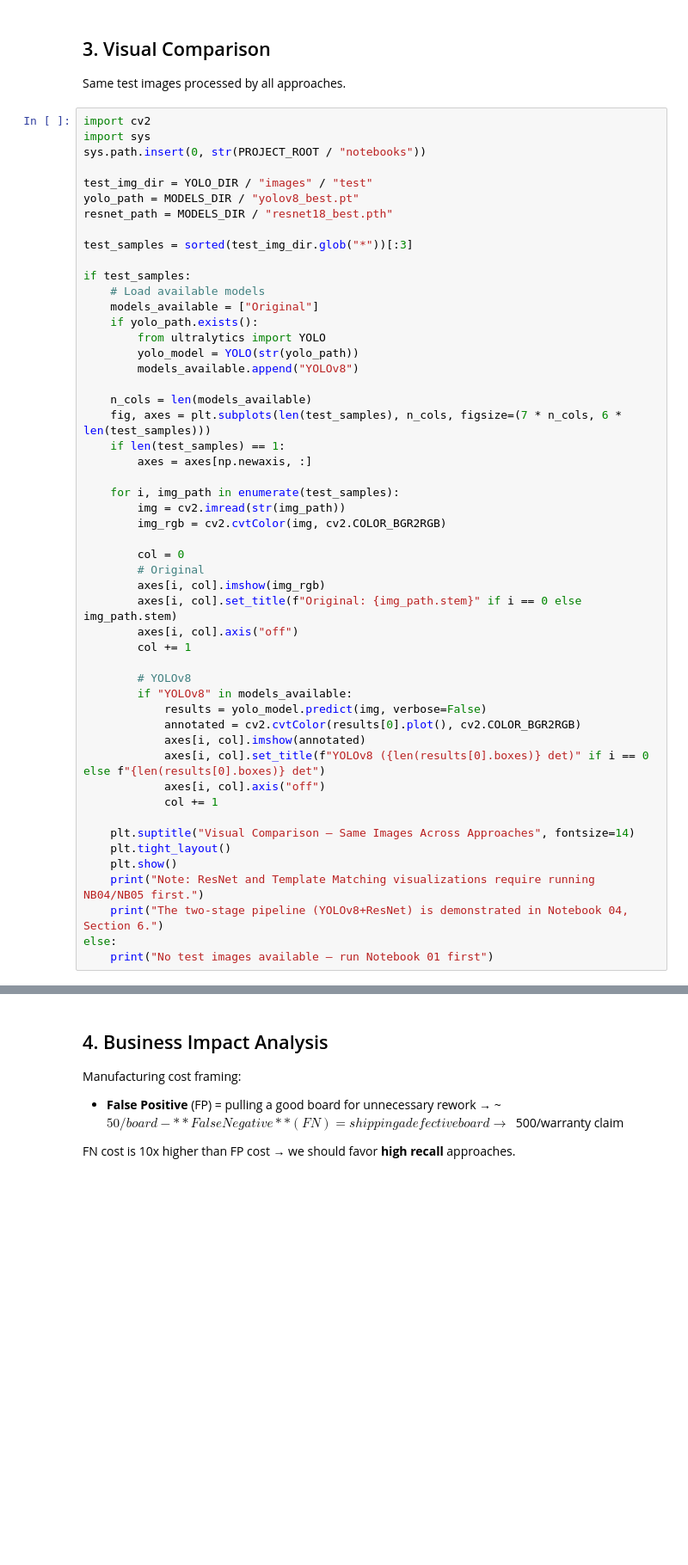
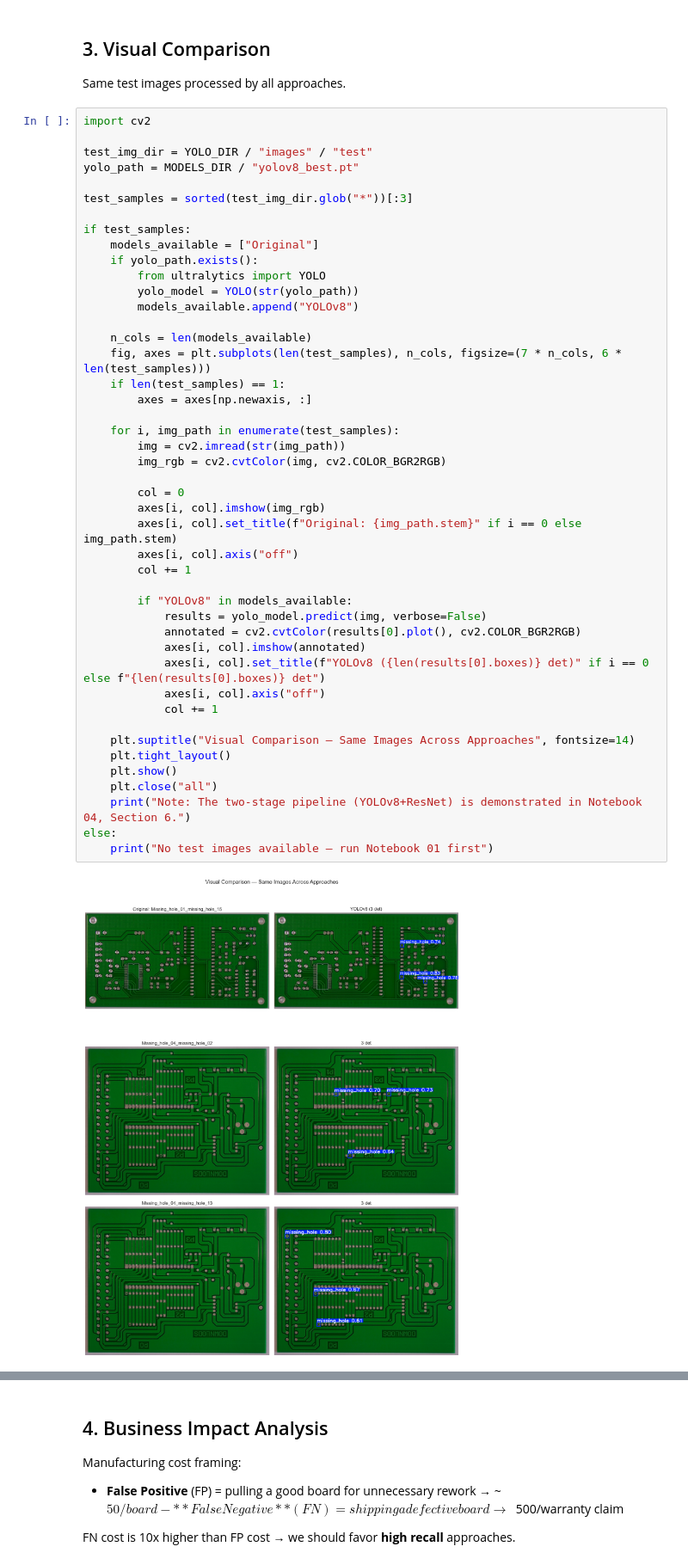
Before and after one commit to MillerMedia/pcb-defect-detection, a Jupyter notebook: notebooks/06-model-comparison-and-analysis.ipynb, the cells around one changed output, grey strips where cells are left out. Shown at 86% size. Saved outputs shown, nothing was run; the diff lists cells and outputs as text; blank space fills up the shorter version.

```diff
--- a/notebooks/06-model-comparison-and-analysis.ipynb
+++ b/notebooks/06-model-comparison-and-analysis.ipynb
@@ -159,17 +158,13 @@ else:
 Same test images processed by all approaches.
 # %%
 import cv2
-import sys
-sys.path.insert(0, str(PROJECT_ROOT / "notebooks"))
 
 test_img_dir = YOLO_DIR / "images" / "test"
 yolo_path = MODELS_DIR / "yolov8_best.pt"
-resnet_path = MODELS_DIR / "resnet18_best.pth"
 
 test_samples = sorted(test_img_dir.glob("*"))[:3]
 
 if test_samples:
-    # Load available models
     models_available = ["Original"]
     if yolo_path.exists():
         from ultralytics import YOLO
@@ -178,34 +173,33 @@ if test_samples:
 
     n_cols = len(models_available)
     fig, axes = plt.subplots(len(test_samples), n_cols, figsize=(7 * n_cols, 6 * len(test_samples)))
     if len(test_samples) == 1:
         axes = axes[np.newaxis, :]
 
     for i, img_path in enumerate(test_samples):
         img = cv2.imread(str(img_path))
         img_rgb = cv2.cvtColor(img, cv2.COLOR_BGR2RGB)
 
         col = 0
-        # Original
         axes[i, col].imshow(img_rgb)
         axes[i, col].set_title(f"Original: {img_path.stem}" if i == 0 else img_path.stem)
         axes[i, col].axis("off")
         col += 1
 
-        # YOLOv8
         if "YOLOv8" in models_available:
             results = yolo_model.predict(img, verbose=False)
             annotated = cv2.cvtColor(results[0].plot(), cv2.COLOR_BGR2RGB)
             axes[i, col].imshow(annotated)
             axes[i, col].set_title(f"YOLOv8 ({len(results[0].boxes)} det)" if i == 0 else f"{len(results[0].boxes)} det")
             axes[i, col].axis("off")
             col += 1
 
     plt.suptitle("Visual Comparison — Same Images Across Approaches", fontsize=14)
     plt.tight_layout()
     plt.show()
-    print("Note: ResNet and Template Matching visualizations require running NB04/NB05 first.")
-    print("The two-stage pipeline (YOLOv8+ResNet) is demonstrated in Notebook 04, Section 6.")
+    plt.close("all")
+    print("Note: The two-stage pipeline (YOLOv8+ResNet) is demonstrated in Notebook 04, Section 6.")
 else:
     print("No test images available — run Notebook 01 first")
 # %% [output]
+[figure, added]
```
Also changed, not shown: parts of 4 cells of this notebook.
